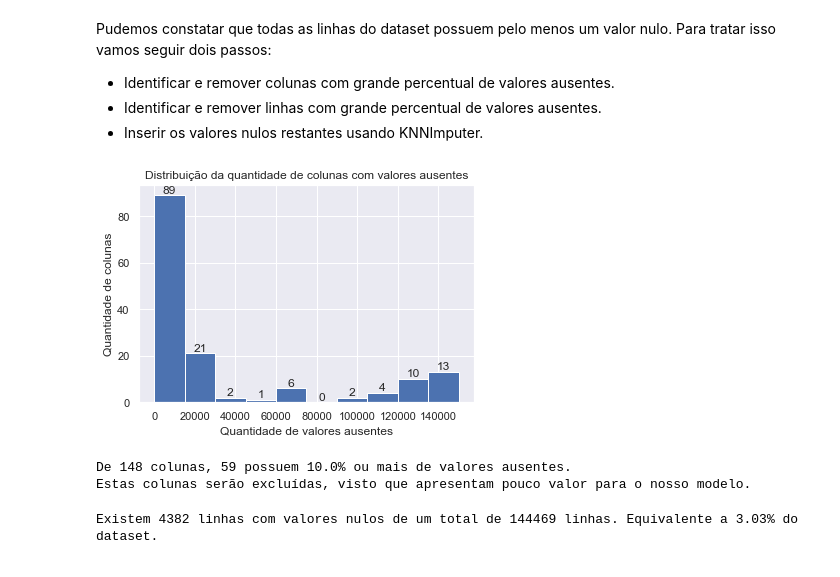
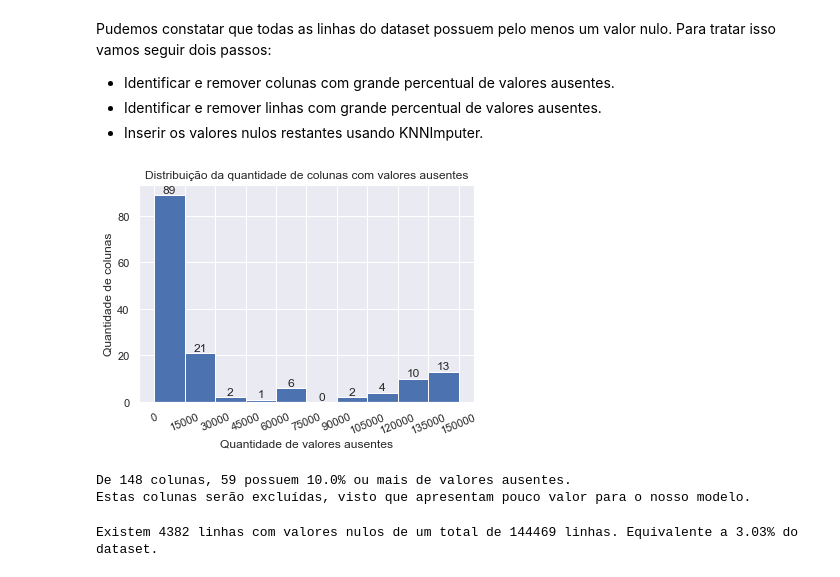
Before and after one commit to gasp37/credit-project, a Jupyter notebook: src/credit-project.ipynb, the cells around one changed output. Drawn from its saved outputs; the diff is of its cells as text; code cells hidden in the pictures.

```diff
--- a/src/credit-project.ipynb
+++ b/src/credit-project.ipynb
@@ -128,24 +119,25 @@ Pudemos constatar que todas as linhas do dataset possuem pelo menos um valor nul
 # %%
 nulls_by_column = train_treated.isnull().sum().sort_values(ascending=False)
 nulls_by_column_grouped = nulls_by_column.groupby(nulls_by_column).count()
 bins = np.arange(0, 150001, 15000)
 
 values, bins, bars = plt.hist(nulls_by_column_grouped.index, weights=nulls_by_column_grouped.values, bins=bins)
+plt.xticks(bins, rotation=22.5)
 plt.xlabel("Quantidade de valores ausentes")
 plt.ylabel("Quantidade de colunas")
 plt.title("Distribuição da quantidade de colunas com valores ausentes")
 plt.bar_label(bars)
 
 plt.show()
 
 NULLS_BY_COLUMN_THRESHOLD = 0.10
 total_rows = len(train_treated)
 total_cols = len(train_treated.columns)
 
 print(f"""De {total_cols} colunas, {nulls_by_column[nulls_by_column > total_rows * NULLS_BY_COLUMN_THRESHOLD].count()} possuem {NULLS_BY_COLUMN_THRESHOLD*100}% ou mais de valores ausentes.
 Estas colunas serão excluídas, visto que apresentam pouco valor para o nosso modelo.""")
 # %% [output]
-[figure, old version]
+[figure, new version]
 De 148 colunas, 59 possuem 10.0% ou mais de valores ausentes.
 Estas colunas serão excluídas, visto que apresentam pouco valor para o nosso modelo.
 # %%
```
Also changed, not shown: parts of 4 cells of this notebook.
